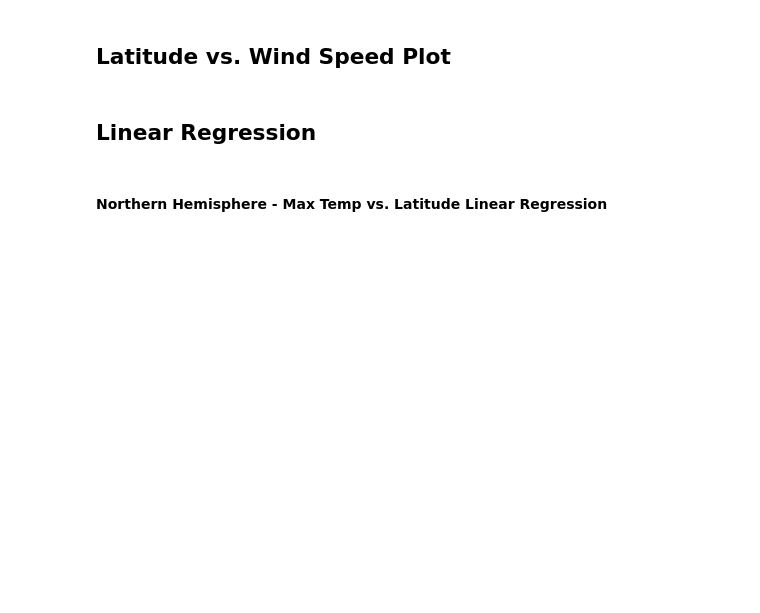
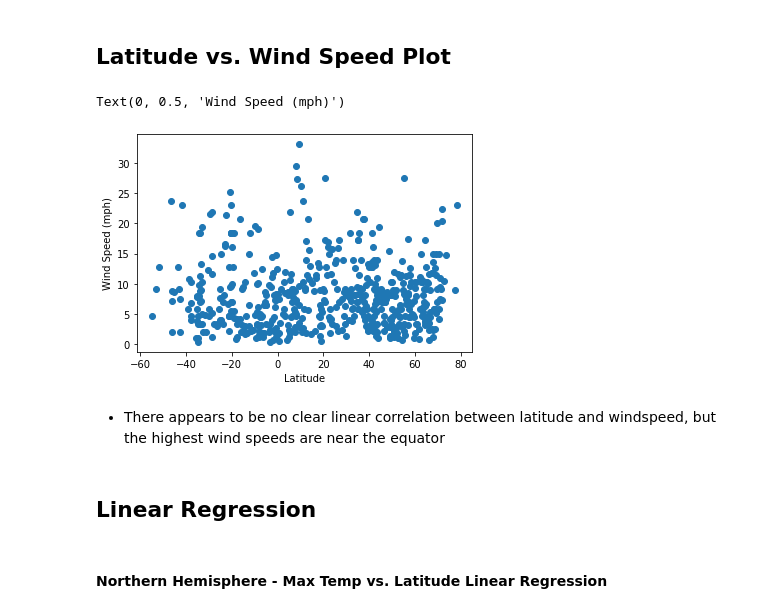
Before and after one commit to brainmagmo/Python-APIs, a Jupyter notebook: WeatherPy/WeatherPy.ipynb, the cells around one changed output. Saved outputs shown, nothing was run; the diff lists cells and outputs as text; code cells hidden in the pictures; blank space fills up the shorter version.

```diff
--- a/WeatherPy/WeatherPy.ipynb
+++ b/WeatherPy/WeatherPy.ipynb
@@ -250,4 +354,13 @@ def linRegPlot(x_values,y_values):
 # %% [markdown]
 ## Latitude vs. Wind Speed Plot
+# %%
+plt.scatter(clean_city_data['Latitude'], clean_city_data['Wind Speed'])
+plt.xlabel('Latitude')
+plt.ylabel('Wind Speed (mph)')
+# %% [output]
+Text(0, 0.5, 'Wind Speed (mph)')
+[figure, added]
+# %% [markdown]
+* There appears to be no clear linear correlation between latitude and windspeed, but the highest wind speeds are near the equator
 # %% [markdown]
 ## Linear Regression
```
Also changed, not shown: parts of 27 cells of this notebook, 2 other files.
